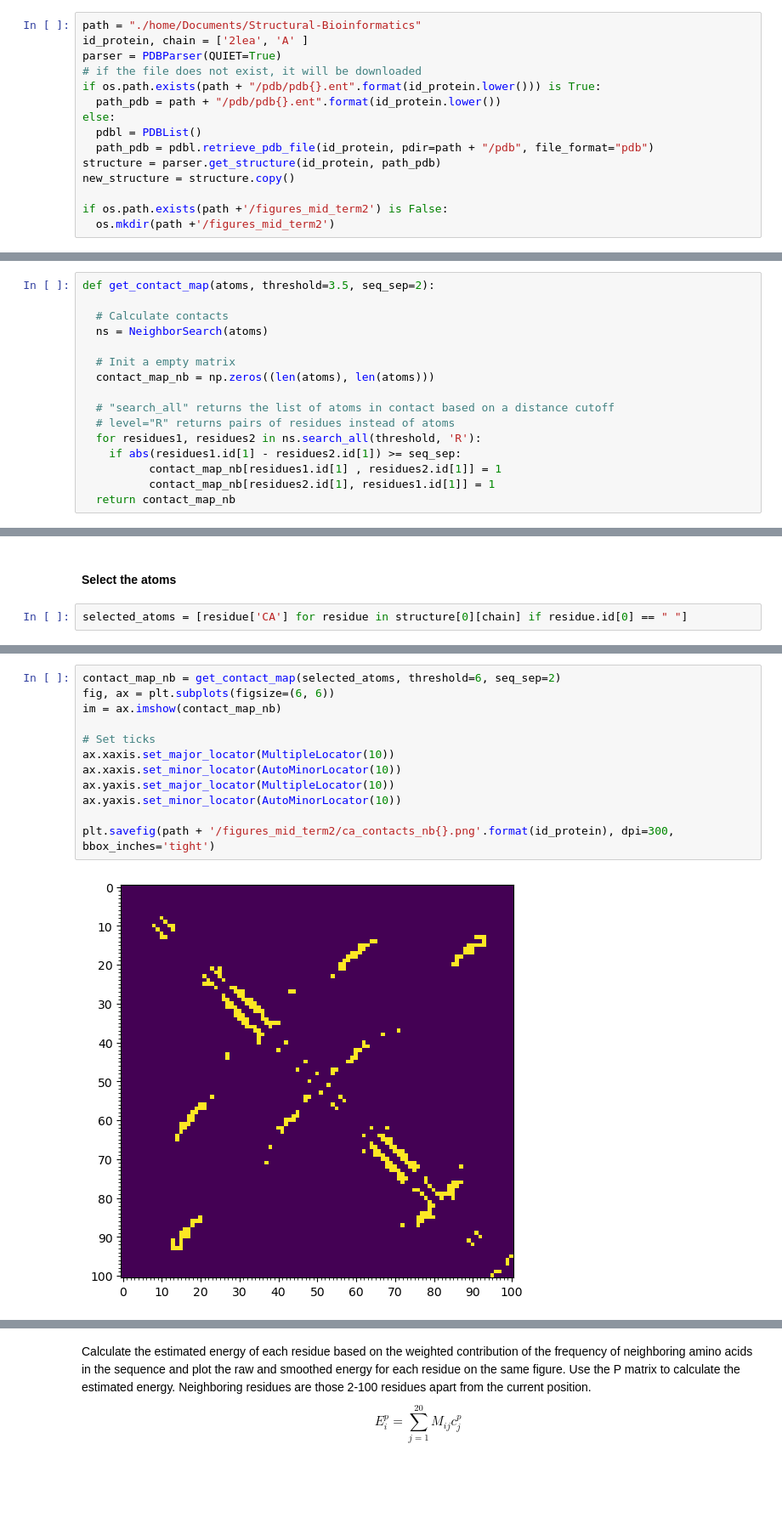
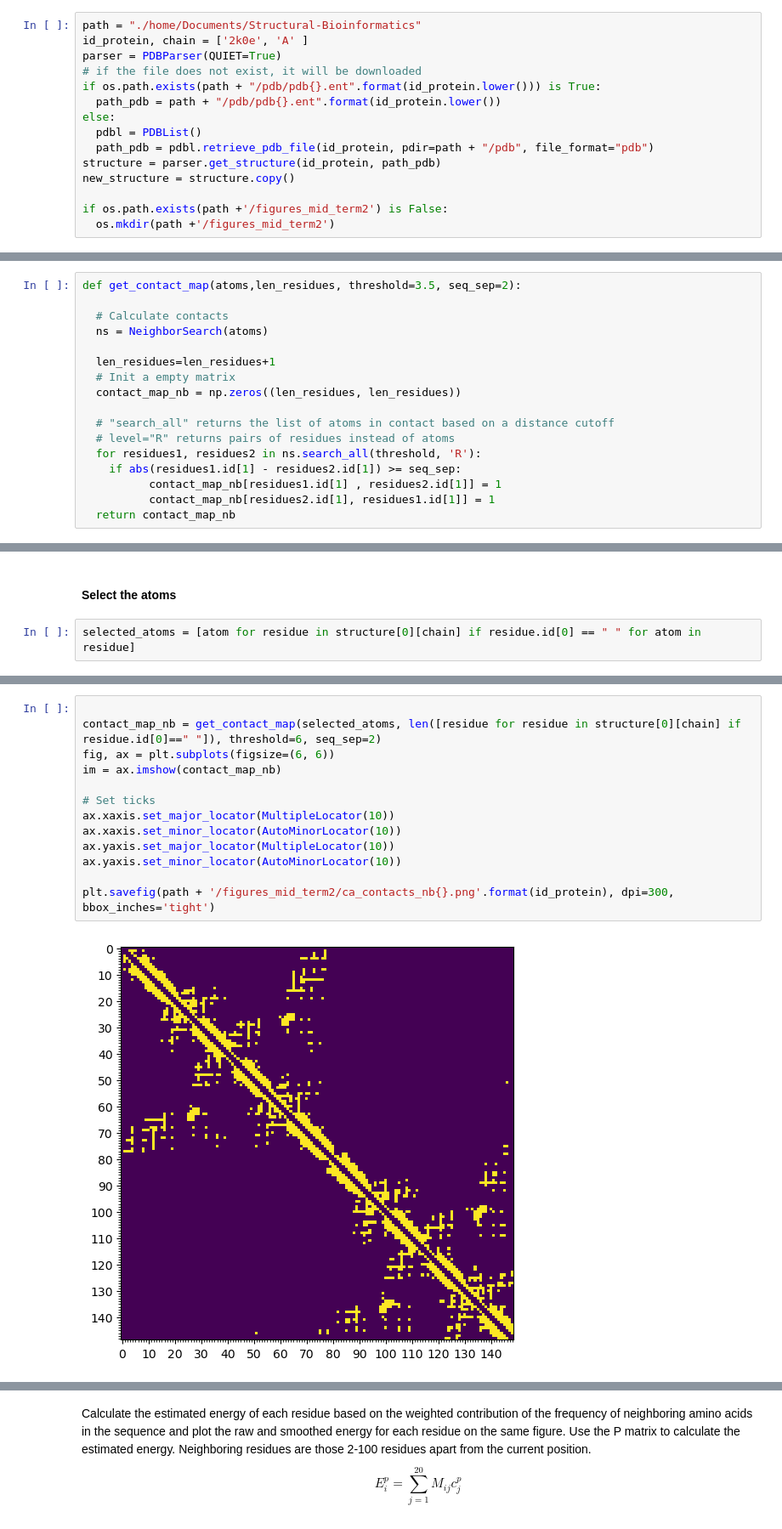
Before and after one commit to Reevoc/Structural-Bioinformatics, a Jupyter notebook: midterm2/midterm.ipynb, the cells around one changed output, grey strips where cells are left out. Shown at 85% size. Drawn from its saved outputs; the diff is of its cells as text; blank space fills up the shorter version.

```diff
--- a/midterm2/midterm.ipynb
+++ b/midterm2/midterm.ipynb
@@ -31,7 +31,7 @@ Calculate the contact map (question 1) and the conformational energy (questions
 The M and P matrices are available from the iupred_data.py. The smoothed energy is the moving average of the raw energy over a window of 21 residues (±10 residues around the current position).
 # %%
 path = "./home/Documents/Structural-Bioinformatics"
-id_protein, chain = ['2lea', 'A' ]
+id_protein, chain = ['2k0e', 'A' ]
 parser = PDBParser(QUIET=True)
 # if the file does not exist, it will be downloaded
 if os.path.exists(path + "/pdb/pdb{}.ent".format(id_protein.lower())) is True:
@@ -66,13 +66,14 @@ def get_distance_matrix(atoms, seq_sep=6):
     distances.append(row)
   return np.array(distances, dtype=float)
 # %%
-def get_contact_map(atoms, threshold=3.5, seq_sep=2):
+def get_contact_map(atoms,len_residues, threshold=3.5, seq_sep=2):
 
   # Calculate contacts
   ns = NeighborSearch(atoms)
 
+  len_residues=len_residues+1
   # Init a empty matrix
-  contact_map_nb = np.zeros((len(atoms), len(atoms)))
+  contact_map_nb = np.zeros((len_residues, len_residues))
 
   # "search_all" returns the list of atoms in contact based on a distance cutoff
   # level="R" returns pairs of residues instead of atoms
@@ -92,5 +93,5 @@ Structure exists: './home/Documents/Structural-Bioinformatics/pdbs/pdb2lea.ent'
 # %% [markdown]
 #### Select the atoms
 # %%
-selected_atoms = [residue['CA'] for residue in structure[0][chain] if residue.id[0] == " "]
+selected_atoms = [atom for residue in structure[0][chain] if residue.id[0] == " " for atom in residue]
 # %% [markdown]
@@ -98,15 +99,16 @@ selected_atoms = [residue['CA'] for residue in structure[0][chain] if residue.id
 # %%
-contact_map_nb = get_contact_map(selected_atoms, threshold=6, seq_sep=2)
+
+contact_map_nb = get_contact_map(selected_atoms, len([residue for residue in structure[0][chain] if residue.id[0]==" "]), threshold=6, seq_sep=2)
 fig, ax = plt.subplots(figsize=(6, 6))
 im = ax.imshow(contact_map_nb)
 
 # Set ticks
 ax.xaxis.set_major_locator(MultipleLocator(10))
 ax.xaxis.set_minor_locator(AutoMinorLocator(10))
 ax.yaxis.set_major_locator(MultipleLocator(10))
 ax.yaxis.set_minor_locator(AutoMinorLocator(10))
 
 plt.savefig(path + '/figures_mid_term2/ca_contacts_nb{}.png'.format(id_protein), dpi=300, bbox_inches='tight')
 # %% [output]
-[figure, old version]
+[figure, new version]
 # %% [markdown]
```
Also changed, not shown: parts of 13 cells of this notebook, 10 other files.
